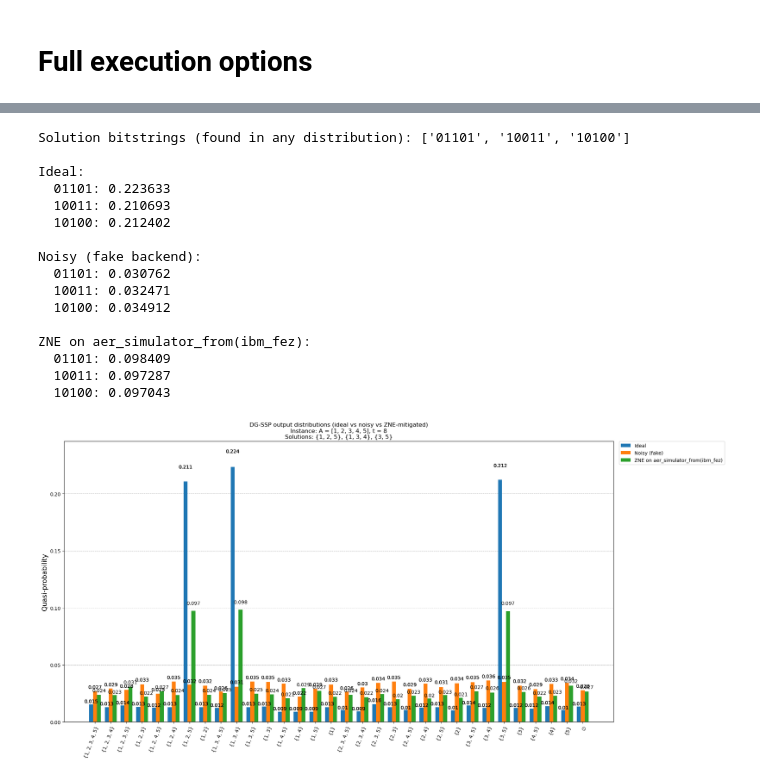
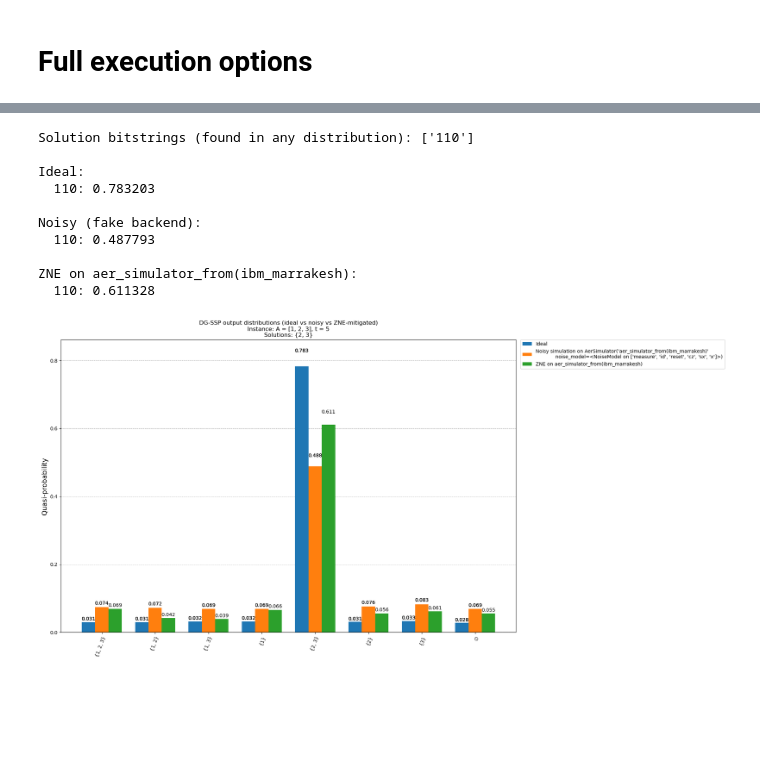
Before and after one commit to arvizu-god/dgssp, a Jupyter notebook: src/ssp/usage_example.ipynb, the cells around one changed output, grey strips where cells are left out. Cells and saved outputs as stored; diff of their text form; code cells hidden in the pictures; blank space fills up the shorter version.

```diff
--- a/src/ssp/usage_example.ipynb
+++ b/src/ssp/usage_example.ipynb
@@ -355,7 +324,7 @@ from ssp.execution import (
 # %%
 # 1) Define a DG-SSP instance and build the circuit
 
-instance = SubsetSumInstance(items=[1,2,3,4,5], target=8, name="toy")
+instance = SubsetSumInstance(items=[1,2,3], target=5, name="toy")
 
 dg_cfg = DGConfig(assembly_type="FullQFT", iterations=1)
 dg_solver = DGSSPSolver(dg_cfg)
@@ -470,7 +427,7 @@ Ideal counts:
 if not fake_backends:
     raise RuntimeError("No fake backends available; check your IBM account / config.")
 
-noisy_backend = fake_backends[0]
+noisy_backend = fake_backends[2]
 
 noisy_res = execute_noisy(
     qc,
@@ -507,12 +456,12 @@ Noisy counts (fake backend):
 
 zne_cfg = ZNESamplingConfig(
     scales=[1, 3, 5],
-    shots_per_scale=2**15,
+    shots_per_scale=2**10,
     method="linear",
     clip=True,
     renormalize=True,
     seed_min=0,
-    seed_max=64,
+    seed_max=500,
     optimization_level=3,
     layout_method="sabre",
     seed_simulator=1234,
@@ -564,7 +501,7 @@ target = instance.target
 solutions = sorted(set(
     solution_bitstrings_from_dist(p_ideal, items, target)
     + solution_bitstrings_from_dist(p_noisy, items, target)
-    + solution_bitstrings_from_dist(p_mit, items, target)
+    + solution_bitstrings_from_dist(p_mit_f, items, target)
 ))
 
 print("\nSolution bitstrings (found in any distribution):", solutions)
@@ -577,24 +514,18 @@ def print_solution_probs(label, dist):
 print_solution_probs("Ideal", p_ideal)
 print_solution_probs("Noisy (fake backend)", p_noisy)
 print_solution_probs(backend_label_mit_f, p_mit_f)
-print_solution_probs(backend_label_mit_r, p_mit_r)
+#print_solution_probs(backend_label_mit_r, p_mit_r)
 # %% [output]
-Solution bitstrings (found in any distribution): ['01101', '10011', '10100']
+Solution bitstrings (found in any distribution): ['110']
 
 Ideal:
-  01101: 0.223633
-  10011: 0.210693
-  10100: 0.212402
+  110: 0.783203
 
 Noisy (fake backend):
-  01101: 0.030762
-  10011: 0.032471
-  10100: 0.034912
+  110: 0.487793
 
-ZNE on aer_simulator_from(ibm_fez):
-  01101: 0.098409
-  10011: 0.097287
-  10100: 0.097043
+ZNE on aer_simulator_from(ibm_marrakesh):
+  110: 0.611328
 # %%
 # 9) Plot distributions for visual comparison (x-axis = subsets instead of bitstrings)
 
@@ -610,7 +541,8 @@ def bitstring_to_subset_label(bitstring: str, items) -> str:
     return "{" + ", ".join(str(x) for x in subset) + "}"
 
 # 1) All bitstrings that appear in at least one distribution
-all_bits = sorted(set(p_ideal.keys()) | set(p_noisy.keys()) | set(p_mit_f.keys())| set(p_mit_r.keys()))
+all_bits = sorted(set(p_ideal.keys()) | set(p_noisy.keys()) | set(p_mit_f.keys()))
+#all_bits = sorted(set(p_ideal.keys()) | set(p_noisy.keys()) | set(p_mit_f.keys())| set(p_mit_r.keys()))
 
 # 2) Build mapping bitstring -> subset label
 bit_to_subset = {b: bitstring_to_subset_label(b, items) for b in all_bits}
@@ -625,37 +557,38 @@ def bits_to_subsets_dist(p_bits: dict[str, float]) -> dict[str, float]:
 
 p_ideal_sub = bits_to_subsets_dist(p_ideal)
 p_noisy_sub = bits_to_subsets_dist(p_noisy)
 p_mit_sub_f   = bits_to_subsets_dist(p_mit_f)
-p_mit_sub_r   = bits_to_subsets_dist(p_mit_r)
+#p_mit_sub_r   = bits_to_subsets_dist(p_mit_r)
 
 # 4) Unified x-axis: all subset labels that appear anywhere
-all_subsets = sorted(set(p_ideal_sub.keys()) | set(p_noisy_sub.keys()) | set(p_mit_sub_f.keys())| set(p_mit_sub_r.keys()))
+all_subsets = sorted(set(p_ideal_sub.keys()) | set(p_noisy_sub.keys()) | set(p_mit_sub_f.keys()))
+#all_subsets = sorted(set(p_ideal_sub.keys()) | set(p_noisy_sub.keys()) | set(p_mit_sub_f.keys())| set(p_mit_sub_r.keys()))
 
 def align_dist(dist, keys):
     return {k: dist.get(k, 0.0) for k in keys}
 
 p_ideal_aligned = align_dist(p_ideal_sub, all_subsets)
 p_noisy_aligned = align_dist(p_noisy_sub, all_subsets)
 p_mit_aligned_f   = align_dist(p_mit_sub_f, all_subsets)
-p_mit_aligned_r   = align_dist(p_mit_sub_r, all_subsets)
+#p_mit_aligned_r   = align_dist(p_mit_sub_r, all_subsets)
 
 # 5) Convert solution bitstrings -> subset labels for display
 solution_labels = sorted({bit_to_subset[b] for b in solutions})
 
 instance_str = f"A = {items}, t = {target}"
 solutions_str = ", ".join(solution_labels) if solution_labels else "None"
 
 title = (
     "DG-SSP output distributions (ideal vs noisy vs ZNE-mitigated)\n"
     f"Instance: {instance_str}\n"
     f"Solutions: {solutions_str}"
 )
-
+noisy_label = f"Noisy simulation on {noisy_backend}"
 plot_distribution(
-    [p_ideal_aligned, p_noisy_aligned, p_mit_aligned_f,p_mit_aligned_r],
+    [p_ideal_aligned, p_noisy_aligned, p_mit_aligned_f],
     figsize=(20, 10),
-    legend=["Ideal", "Noisy (fake)", backend_label_mit_f,backend_label_mit_r],
+    legend=["Ideal", noisy_label, backend_label_mit_f],
     title=title,
 )
 # %% [output]
-[figure, old version]
+[figure, new version]
```
Also changed, not shown: parts of 21 cells of this notebook, 1 other file.
